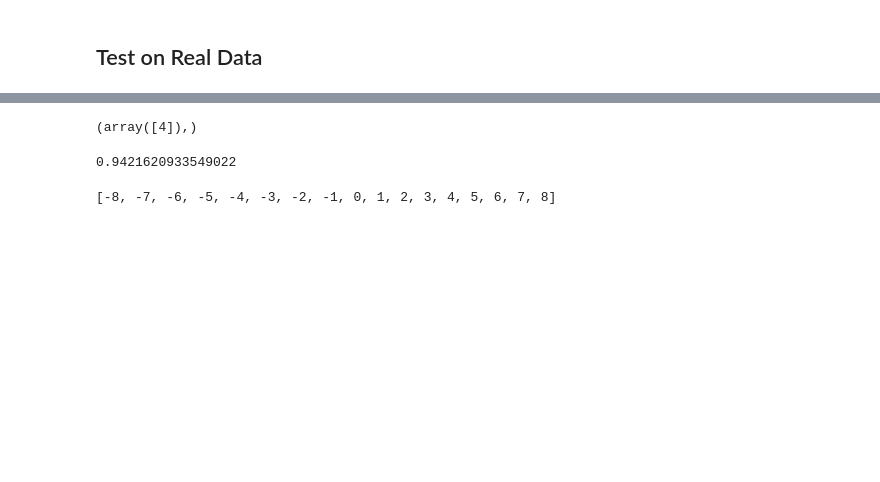
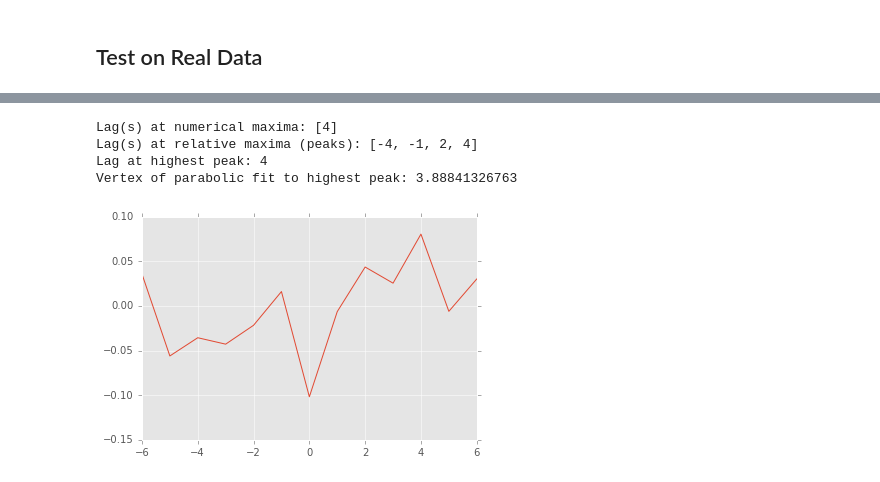
Before and after one commit to danlurie/lag_maps, a Jupyter notebook: notebooks/Cross-Correlation and Interpolation.ipynb, the cells around one changed output, grey strips where cells are left out. Cells and saved outputs as stored; diff of their text form; code cells hidden in the pictures; blank space fills up the shorter version.

```diff
--- a/notebooks/Cross-Correlation and Interpolation.ipynb
+++ b/notebooks/Cross-Correlation and Interpolation.ipynb
@@ -231,3 +234,3 @@ gm_mask_img = gm_mask_img.astype(bool)
 # %%
-epi_gm_masked = epi_img[gm_mask_img]
-epi_brain_masked = epi_img[brain_mask_img]
+epi_gm_masked = masking.apply_mask(rest1_epi_img_resampled, gm_mask_img)
+epi_brain_masked = masking.apply_mask(rest1_epi_img_resampled, brain_mask_img)
@@ -237,7 +236,0 @@ lags_pm4 = [-4, -3, -2, -1, 0, 1, 2, 3, 4]
-# %%
-frame_slider = IntSlider(min=0, max=200, step1=1, value=0)
-# decorate the plot function with an environment from the UIs:
-@interact(frame_select=frame_slider)
-def xcorr_viewer(frame_select):
-    test_xcorr = xcorr(epi_brain_masked[frame_select], np.mean(epi_gm_masked, axis=0), lags_pm5)
-    plt.plot(lags_pm5, test_xcorr)
@@ -246,2 +236,0 @@ def xcorr_viewer(frame_select):
-# %%
-test_xcorr = xcorr(epi_brain_masked[20], np.mean(epi_gm_masked, axis=0), lags_pm5)
@@ -259,12 +236,0 @@ np.argmax(test_xcorr)
-# %%
-signal.argrelmax(np.array(test_xcorr), order=1)
-# %% [output]
-(array([4]),)
-# %%
-parabolic(test_xcorr, 5)[0] - 4
-# %% [output]
-0.9421620933549022
-# %%
-range(-8, 9)
-# %% [output]
-[-8, -7, -6, -5, -4, -3, -2, -1, 0, 1, 2, 3, 4, 5, 6, 7, 8]
@@ -273,3 +237,38 @@ long_lags = [-8, -7, -6, -5, -4, -3, -2, -1, 0, 1, 2, 3, 4, 5, 6, 7, 8]
+# %%
+lags_4 = range(-4, 5)
+lags_6 = range(-6, 7)
+lags_8 = range(-8, 9)
+# %%
+#frame_slider = interact(200)
+# decorate the plot function with an environment from the UIs:
+@interact(voxel_select=widgets.IntSlider(min=0, max=5000), lags=fixed(lags_6))
+def xcorr_viewer(voxel_select, lags):
+    # Calculate and plot cross-correlation for the selected voxel.
+    test_xcorr = sliding_xcorr(epi_brain_masked.T[voxel_select], np.mean(epi_gm_masked.T, axis=0), lags)
+    plt.plot(lags, test_xcorr)
+    # Calculate and report numerical maxima.
+    num_maxima_idx = np.argwhere(test_xcorr == np.max(test_xcorr)).flatten()
+    num_maxima_lags = list([lags[i] for i in num_maxima_idx])
+    print("Lag(s) at numerical maxima: "+str(num_maxima_lags))
+    # Calculate and report relative maxima (peaks)
+    rel_maxima_idx = np.array(signal.argrelmax(np.array(test_xcorr))[0])
+    if len(rel_maxima_idx) >= 1:
+        rel_maxima_lags = [lags[i] for i in rel_maxima_idx]
+        print("Lag(s) at relative maxima (peaks): "+str(rel_maxima_lags))
+        rel_maxima_vals = [test_xcorr[i] for i in rel_maxima_idx]
+        highest_peak_maxima_idx = np.argmax(rel_maxima_vals)
+        print("Lag at highest peak: "+str(rel_maxima_lags[highest_peak_maxima_idx]))
+        highest_peak_xcorr_idx = rel_maxima_idx[highest_peak_maxima_idx]
+        lag_shift = np.sum(np.array(lags) > 0)
+        print("Vertex of parabolic fit to highest peak: "+str(parabolic(test_xcorr, highest_peak_xcorr_idx)[0]-lag_shift))
+    else:
+        print("Relative maxima: None")
+# %% [output]
+Lag(s) at numerical maxima: [4]
+Lag(s) at relative maxima (peaks): [-4, -1, 2, 4]
+Lag at highest peak: 4
+Vertex of parabolic fit to highest peak: 3.88841326763
+[figure, added]
 # %%
 def gen_lag_map(epi_img, brain_mask_img, gm_mask_img, lags):
     epi_gm_masked = epi_img[gm_mask_img]
```
Also changed, not shown: parts of 24 cells of this notebook, 1 other file.
